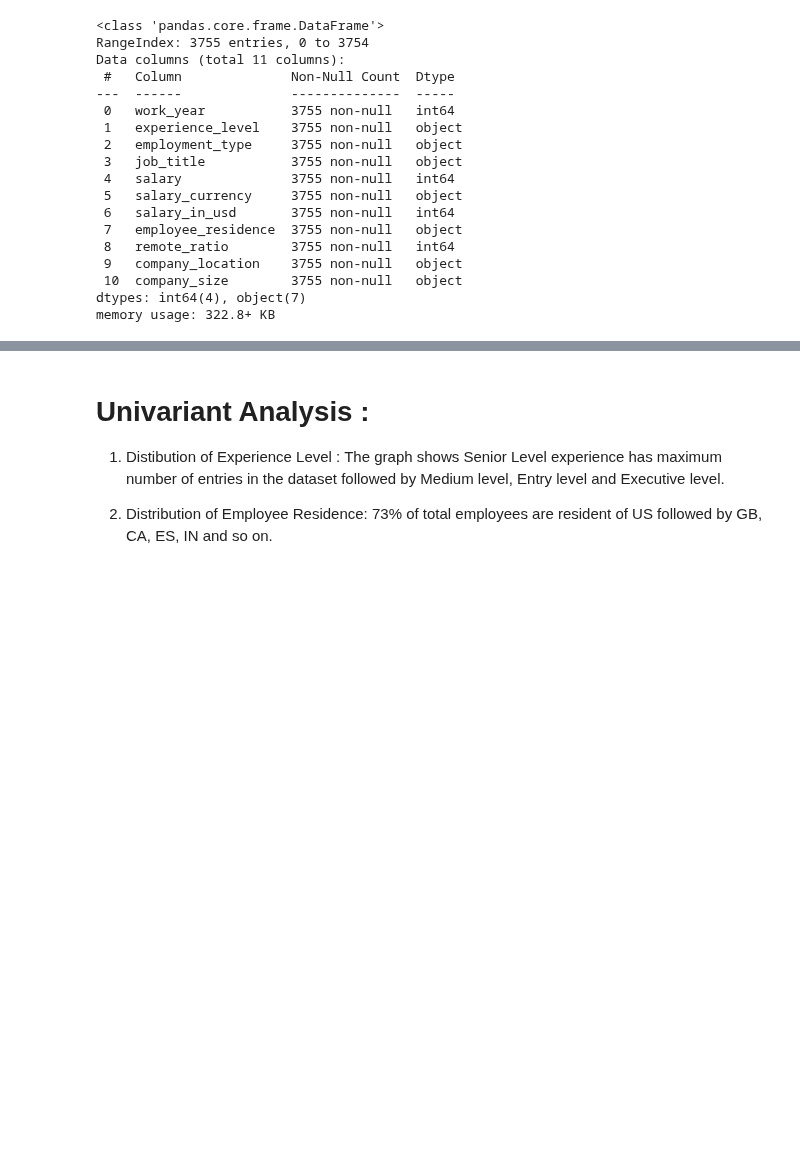
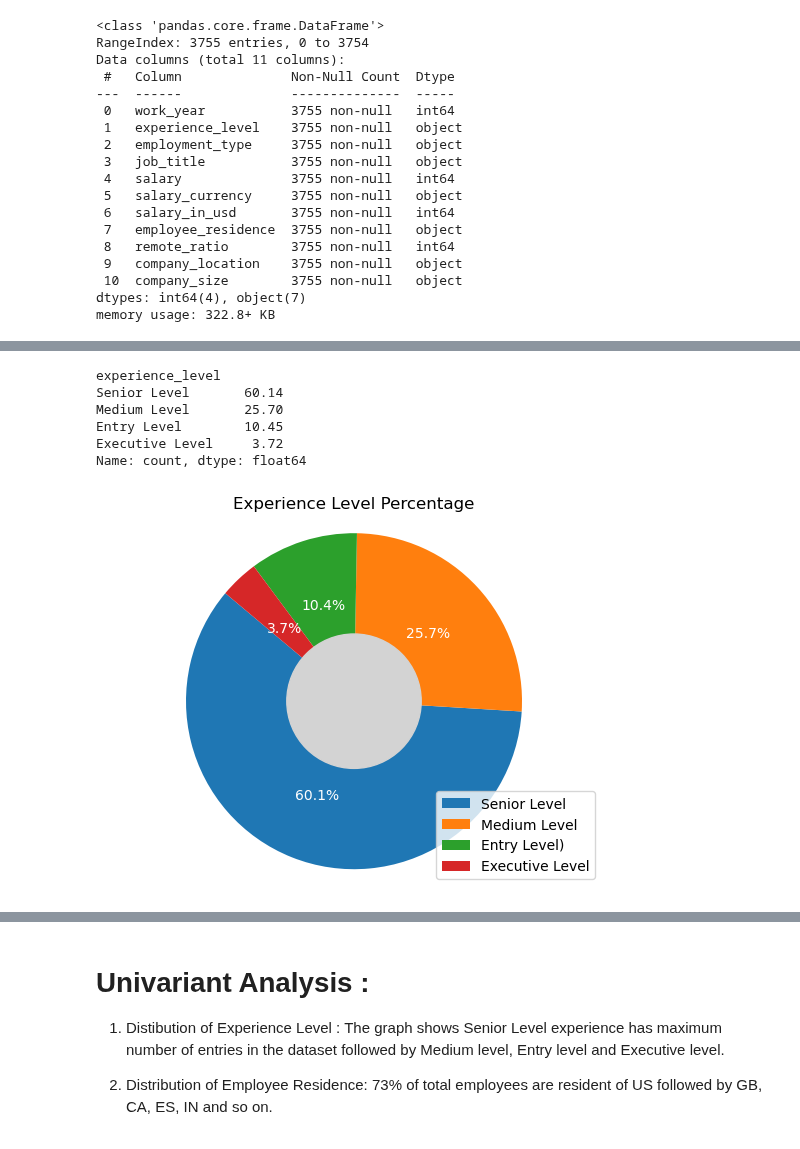
Before and after one commit to garimac12/project_acai, a Jupyter notebook: Project1_NT.ipynb, the cells around one changed output, grey strips where cells are left out. Drawn from its saved outputs; the diff is of its cells as text; code cells hidden in the pictures; blank space fills up the shorter version.

```diff
--- a/Project1_NT.ipynb
+++ b/Project1_NT.ipynb
@@ -83,0 +170,27 @@ Total_Exp_Count=salary_df["experience_level"].value_counts()
+# %%
+#Experience Level Percentage
+Perc_Explevel = Total_Exp_Count * 100 /salary_df["experience_level"].count()
+Perc_Explevel=round(Perc_Explevel, 2)
+Perc_Explevel
+# %% [output]
+experience_level
+Senior Level       60.14
+Medium Level       25.70
+Entry Level        10.45
+Executive Level     3.72
+Name: count, dtype: float64
+# %%
+import matplotlib.pyplot as plt
+labels = ["Senior Level", "Medium Level", "Entry Level)", "Executive Level"]
+sizes=[60.14, 25.70, 10.45, 3.72]
+fig, dounut_shape=plt.subplots()
+dounut_shape.pie(sizes, startangle=140, labels=labels, autopct="%1.1f%%", textprops={"color":"white"})
+circle=plt.Circle((0,0), 0.4, color ="lightgrey")
+dounut_shape.add_artist(circle)
+dounut_shape.axis("equal")
+plt.title("Experience Level Percentage")
+plt.legend(labels, loc="lower right")
+plt.savefig("output_data_NT/Fig2_Distribution_Percent_experience.png")
+plt.show()
+# %% [output]
+[figure, added]
```
Also changed, not shown: parts of 31 cells of this notebook, 10 other files.
